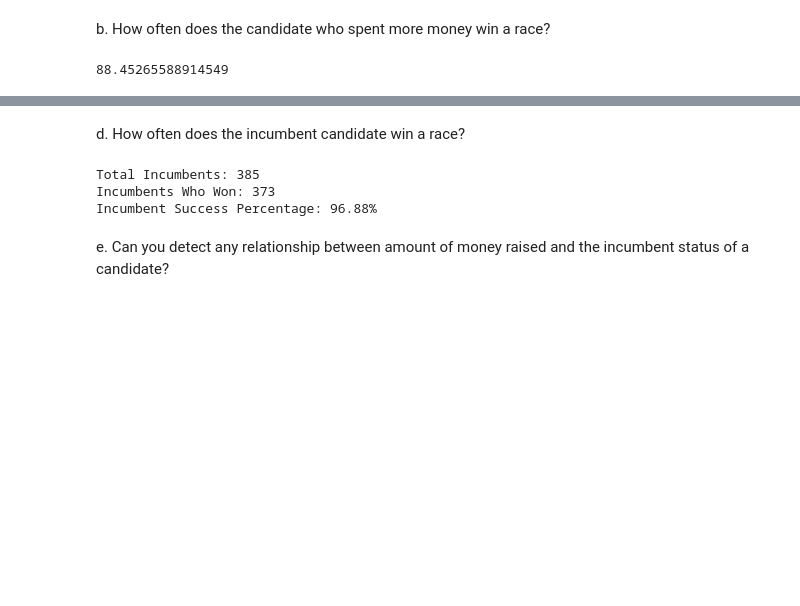
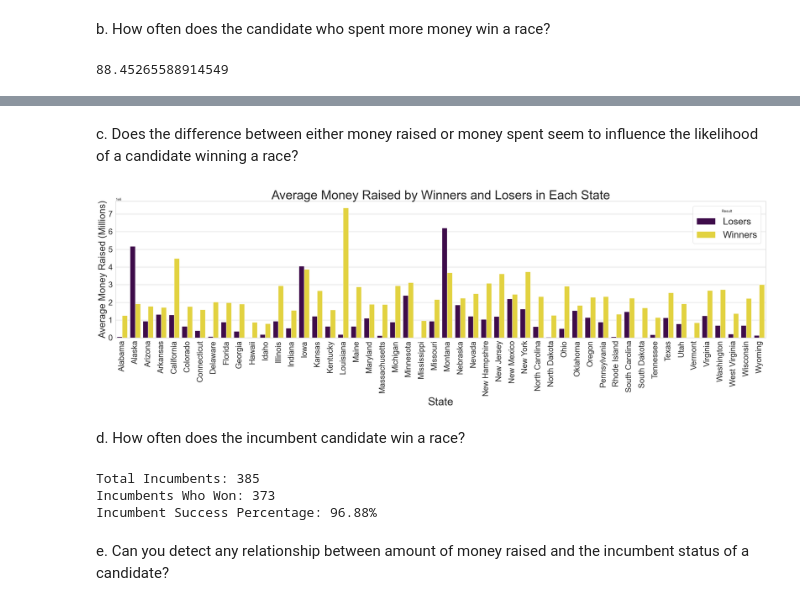
Before and after one commit to nss-data-science-cohort-8/open-secrets-three-musketeers, a Jupyter notebook: notebooks/Data_Analysis_politicaldistribution_LJ.ipynb, the cells around one changed output, grey strips where cells are left out. Saved outputs shown, nothing was run; the diff lists cells and outputs as text; code cells hidden in the pictures; blank space fills up the shorter version.

```diff
--- a/notebooks/Data_Analysis_politicaldistribution_LJ.ipynb
+++ b/notebooks/Data_Analysis_politicaldistribution_LJ.ipynb
@@ -109,3 +178,27 @@ candidate_win_spent_percentage
+# %% [markdown]
+ c. Does the difference between either money raised or money spent seem to influence the likelihood of a candidate winning a race?
+# %%
+average_df = df_clean.groupby(["State", "Result"], as_index=False)["Money_Raised"].mean()
+sns.set(style="whitegrid")
+viridis_palette = plt.cm.viridis(np.linspace(0, 1, 2))
+viridis_palette = viridis_palette.tolist()
+
+plt.figure(figsize=(30, 10))
+bar_plot = sns.barplot(data=average_df, x='State', y='Money_Raised', hue='Result', palette=viridis_palette)
+
+plt.title('Average Money Raised by Winners and Losers in Each State', fontsize=40)
+plt.xlabel('State', fontsize=35)
+plt.ylabel('Average Money Raised (Millions)', fontsize=30)
+plt.xticks(rotation=90, fontsize=25)
+plt.yticks(fontsize=25)
+handles, labels = bar_plot.get_legend_handles_labels()
+plt.legend(handles=handles, labels=['Losers', 'Winners'], title='Result', fontsize=30)
+plt.tight_layout()
+
+plt.savefig('avg_money_raised_by_W_L.png', dpi=150)
+plt.show()
+# %% [output]
+[figure, added]
 # %% [markdown]
 d. How often does the incumbent candidate win a race?
 # %%
```
Also changed, not shown: parts of 16 cells of this notebook.
